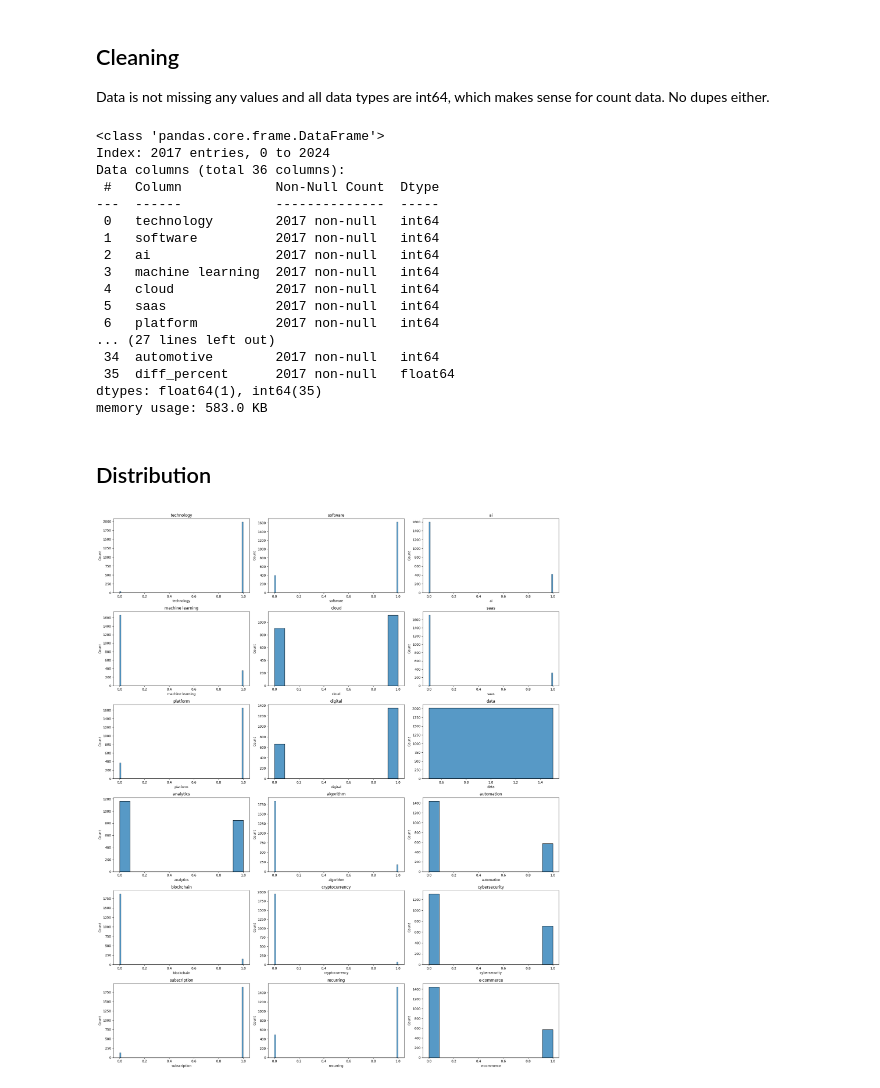
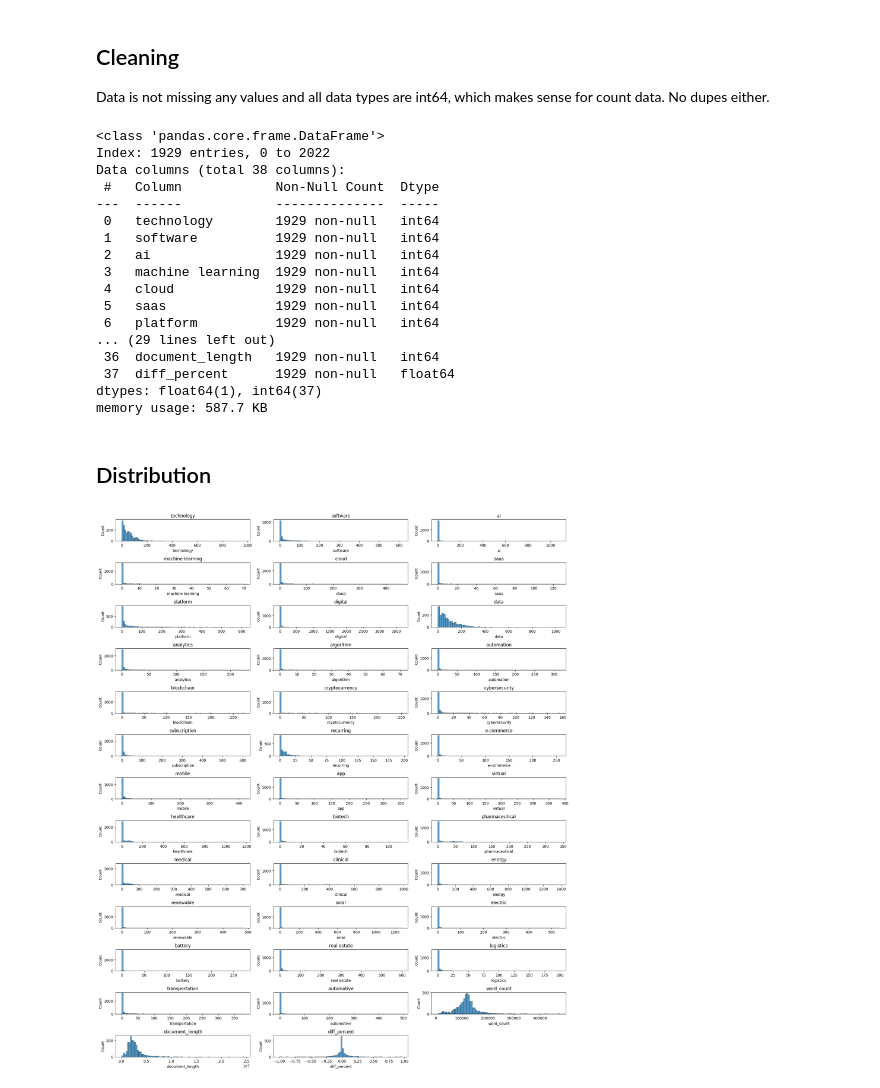
Before and after one commit to jonkarrer/ipo-case-study, a Jupyter notebook: notebooks/keyword_count_analysis.ipynb, the cells around one changed output. Saved outputs shown, nothing was run; the diff lists cells and outputs as text; code cells hidden in the pictures.

Commit message:
feat: add keyword analysis

```diff
--- a/notebooks/keyword_count_analysis.ipynb
+++ b/notebooks/keyword_count_analysis.ipynb
@@ -7,7 +7,12 @@ from scipy import stats
 import warnings
 warnings.filterwarnings('ignore')
 
-original_df = pd.read_csv('../data/all_financial_with_keywords.csv')
+def create_original_dataframe():
+    original_df = pd.read_csv('../data/all_financial_with_keywords.csv')
+    original_df = original_df.drop_duplicates()
+    return original_df
+
+original_df = create_original_dataframe()
 
 ### Prep Target Column
 def prep_target_variable(original_df, column='diff'):
@@ -30,7 +35,7 @@ keyword_columns = [
     'e-commerce', 'mobile', 'app', 'virtual', 'healthcare', 'biotech',
     'pharmaceutical', 'medical', 'clinical', 'energy', 'renewable', 'solar',
     'electric', 'battery', 'real estate', 'logistics', 'transportation',
-    'automotive', target_column
+    'automotive', 'word_count', 'document_length', target_column
 ]
 keyword_df = original_df[keyword_columns]
 keyword_df.head()
@@ -53,45 +59,44 @@ Data is not missing any values and all data types are int64, which makes sense f
 keyword_df.info()
 # %% [output]
 <class 'pandas.core.frame.DataFrame'>
-Index: 2017 entries, 0 to 2024
-Data columns (total 36 columns):
+Index: 1929 entries, 0 to 2022
+Data columns (total 38 columns):
  #   Column            Non-Null Count  Dtype
 ---  ------            --------------  -----
- 0   technology        2017 non-null   int64
- 1   software          2017 non-null   int64
- 2   ai                2017 non-null   int64
- 3   machine learning  2017 non-null   int64
- 4   cloud             2017 non-null   int64
- 5   saas              2017 non-null   int64
- 6   platform          2017 non-null   int64
-... (27 lines left out)
- 34  automotive        2017 non-null   int64
- 35  diff_percent      2017 non-null   float64
-dtypes: float64(1), int64(35)
-memory usage: 583.0 KB
+ 0   technology        1929 non-null   int64
+ 1   software          1929 non-null   int64
+ 2   ai                1929 non-null   int64
+ 3   machine learning  1929 non-null   int64
+ 4   cloud             1929 non-null   int64
+ 5   saas              1929 non-null   int64
+ 6   platform          1929 non-null   int64
+... (29 lines left out)
+ 36  document_length   1929 non-null   int64
+ 37  diff_percent      1929 non-null   float64
+dtypes: float64(1), int64(37)
+memory usage: 587.7 KB
 # %% [markdown]
 ## Distribution
 # %%
 ### View Distributions
 cols=keyword_df.columns
 n = len(cols)
-df = (keyword_df > 0).astype(int)
 
-n_rows = 6
+n_rows = 15
 n_cols = 3
 
-fig, axes = plt.subplots(n_rows, n_cols, figsize=(20, 24))
+fig, axes = plt.subplots(n_rows, n_cols, figsize=(18, 24))
 axes = axes.flatten()
 
 for ax, col in zip(axes, cols):
-    sns.histplot(data=df, x=col, ax=ax)
+    sns.histplot(data=keyword_df, x=col, ax=ax)
     ax.set_title(col)
 
 for ax in axes[n:]:
     ax.set_visible(False)
 
 plt.tight_layout()
 plt.show()
 # %% [output]
-[figure, old version]
+[figure, new version]
 # %%
```
Also changed, not shown: parts of 14 cells of this notebook.
